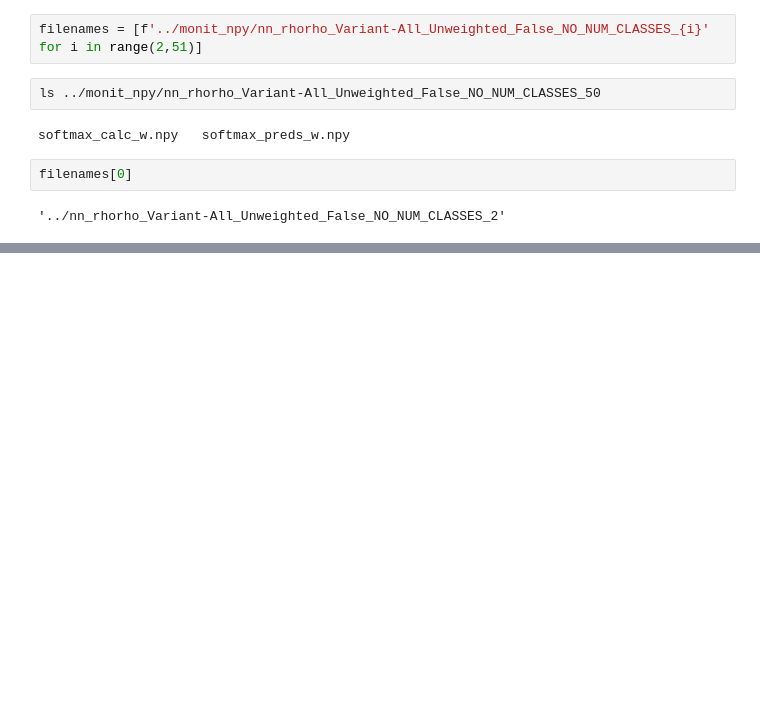
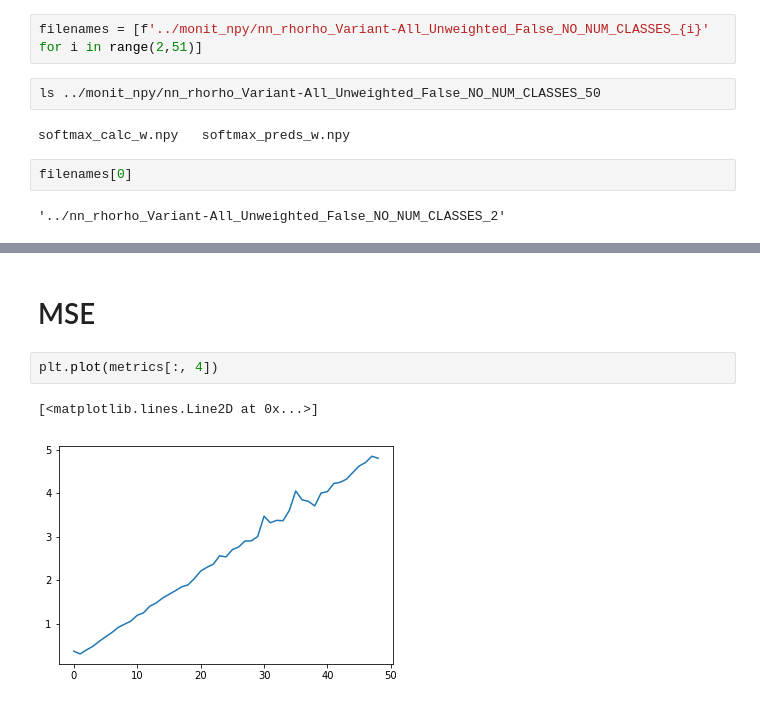
Before and after one commit to klasocha/HiggsCP, a Jupyter notebook: notebooks/Analyze_different_class_num.ipynb, the cells around one changed output, grey strips where cells are left out. Saved outputs shown, nothing was run; the diff lists cells and outputs as text; blank space fills up the shorter version.

```diff
--- a/notebooks/Analyze_different_class_num.ipynb
+++ b/notebooks/Analyze_different_class_num.ipynb
@@ -46,0 +71,7 @@ def calculate_metrics(directory):
+# %% [markdown]
+# MSE
+# %%
+plt.plot(metrics[:, 4])
+# %% [output]
+[<matplotlib.lines.Line2D at 0x...>]
+[figure, added]
```
Also changed, not shown: parts of 9 cells of this notebook.
